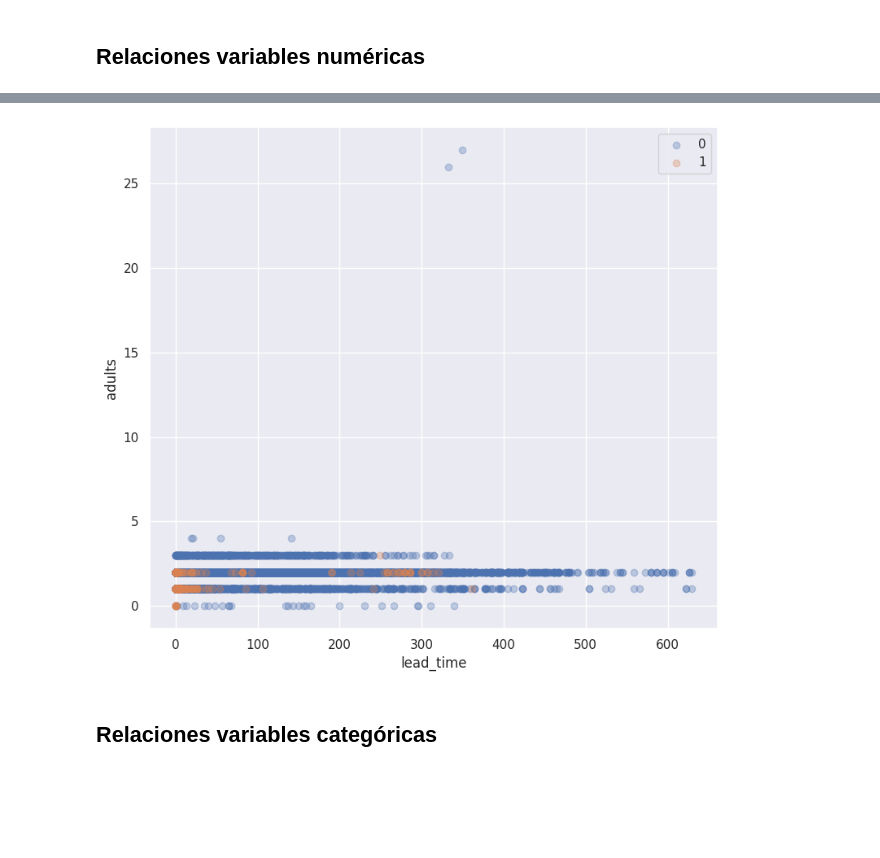
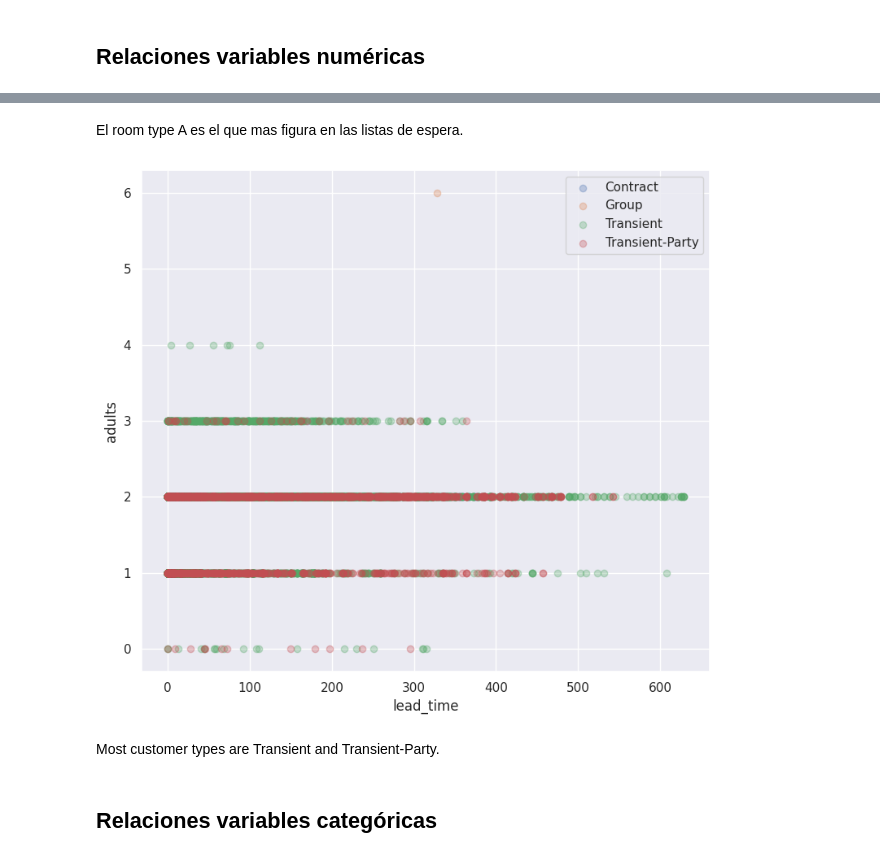
Before and after one commit to franciscoL0pez/TrabajosPracticosOrganizacionDeDatos1C2023, a Jupyter notebook: 7506R_TP1_GRUPO17_CHPX_ENTREGA.ipynb, the cells around one changed output, grey strips where cells are left out. Saved outputs shown, nothing was run; the diff lists cells and outputs as text; code cells hidden in the pictures; blank space fills up the shorter version.

```diff
--- a/7506R_TP1_GRUPO17_CHPX_ENTREGA.ipynb
+++ b/7506R_TP1_GRUPO17_CHPX_ENTREGA.ipynb
@@ -461,7 +465,11 @@ create_scatter(df_hotels_train, "days_in_waiting_list", "stays_in_weekend_nights
+# %% [markdown]
+El room type A es el que mas figura en las listas de espera.
 # %%
-create_scatter(df_hotels_train, "lead_time", "adults", "is_repeated_guest", 0.15)
+create_scatter(df_hotels_train, "lead_time", "adults", "customer_type", 0.15)
 # %% [output]
-[figure, old version]
+[figure, new version]
+# %% [markdown]
+Most customer types are Transient and Transient-Party.
 # %% [markdown]
 ## Relaciones variables categóricas
 # %%
```
Also changed, not shown: parts of 8 cells of this notebook.
